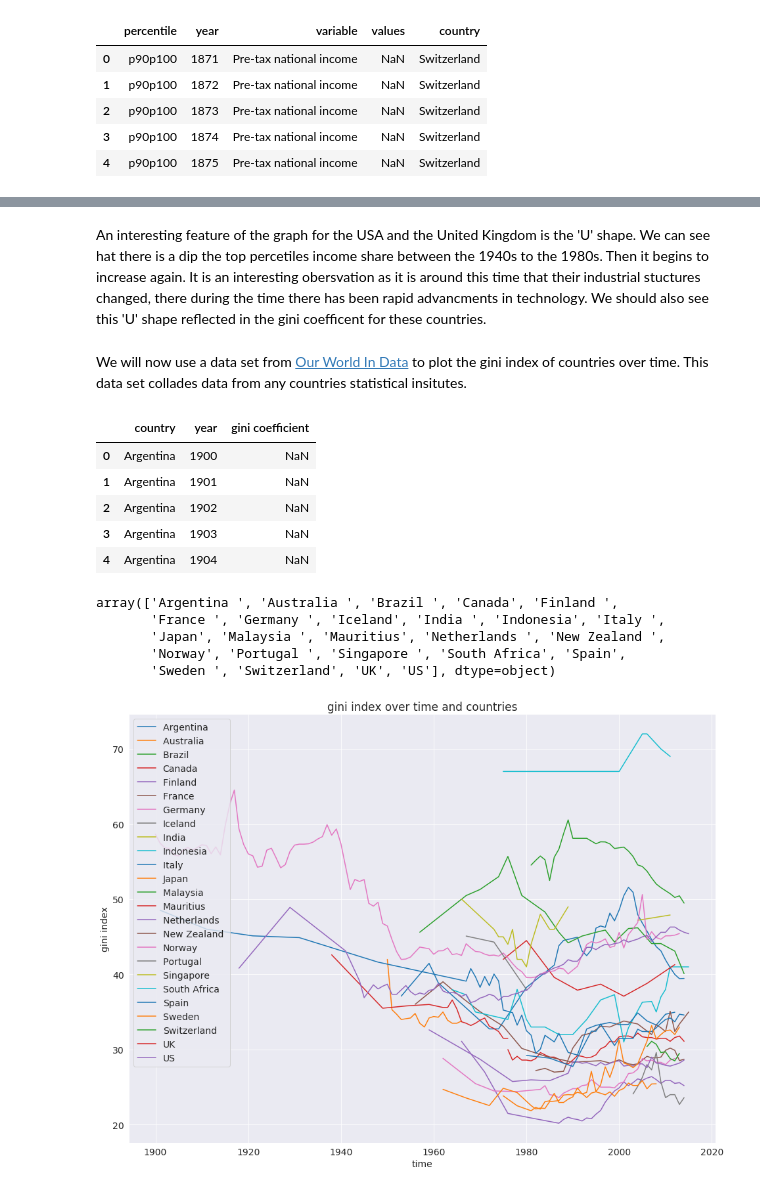
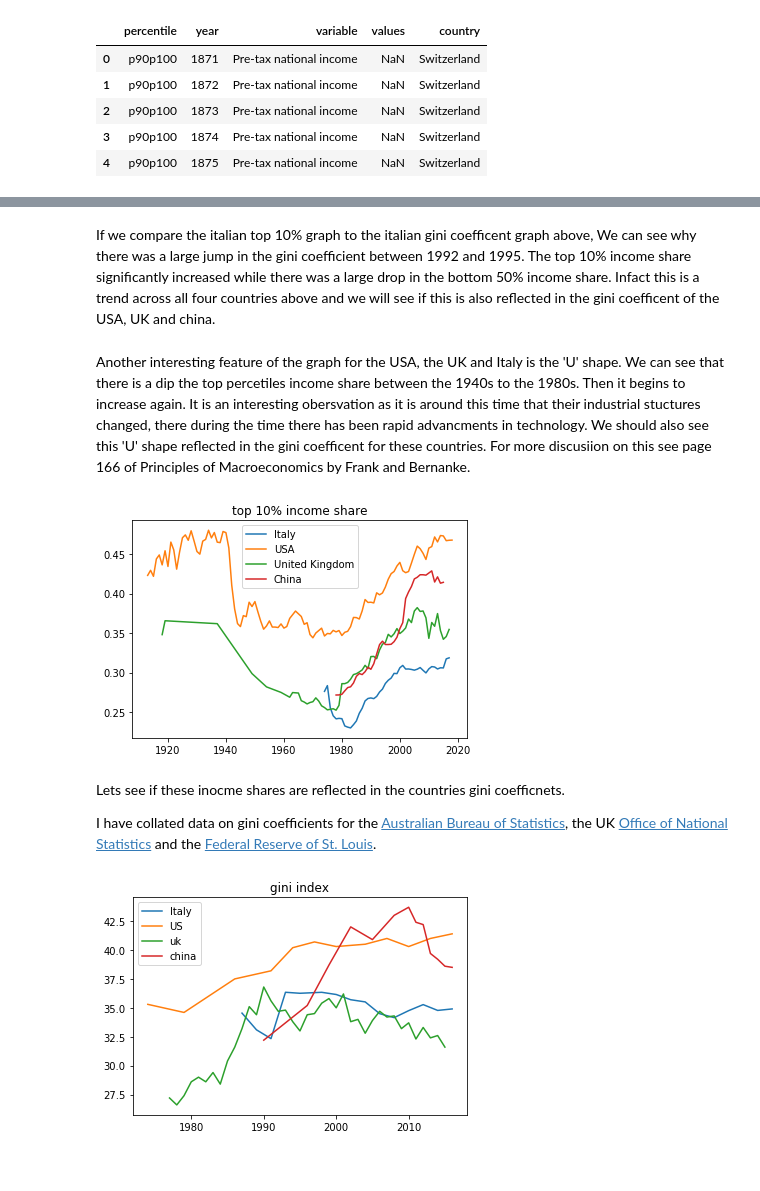
Before and after one commit to Harveyt47/inequality, a Jupyter notebook: income_inequality_lecture.ipynb, the cells around one changed output, grey strips where cells are left out. Saved outputs shown, nothing was run; the diff lists cells and outputs as text; code cells hidden in the pictures.

```diff
--- a/income_inequality_lecture.ipynb
+++ b/income_inequality_lecture.ipynb
@@ -69,7 +65,7 @@ Then we will take a deep dive into the aggregated data across all different coun
 # %% [markdown]
 First we will import the data into a `pandas` dataframe.
 # %%
-italy_path = r'italian_data/rfam.dta'
+italy_path = r'./inequality_data/boi/rfam.dta'
 italy_data = pd.read_stata(italy_path)
 # %%
 # Display 6 columns for viewing purposes
@@ -181,7 +186,7 @@ We can clearly see the value in microdata as it allows us to gain a great unders
 # %% [markdown]
 We will first look at a data set from [World Inequality Database](https://wid.world/) to plot the difference in income share between the top 10% and the bottom 50% of the population.
 # %%
-wid = pd.read_csv(r'~/Documents/Quantecon/inequality/inequality_data/wid/WID_income_clean.csv')
+wid = pd.read_csv(r'./inequality_data/wid/WID_income_clean.csv')
 wid.head()
 # %% [output]
 |  | percentile | year | variable | values | country |
@@ -215,15 +220,13 @@ array(['Switzerland', 'Uruguay', 'Syrian Arab Republic', 'Guinea',
        'Equatorial Guinea', 'Senegal', 'Madagascar', 'DR Congo', 'Poland',
        'Estonia'], dtype=object)
 # %%
-countries = ['USA', 'China', 'United Kingdom', 'Brazil']
+countries = ['USA', 'China', 'United Kingdom', 'Italy']
 
 fig, axes = plt.subplots(2, 2, figsize=(16,8))
 for i, ax in zip(range(len(countries)), axes.flat):
     country = countries[i]
-    d1 = wid[((wid.country == country) & (wid.percentile == top1))].dropna()
     d2 = wid[((wid.country == country) & (wid.percentile == top10))].dropna()
     d4 = wid[((wid.country == country) & (wid.percentile == btm50))].dropna()
-    ax.plot(d1.year, d1['values'], label='Top 1% Income Share', linewidth=3)
     ax.plot(d2.year, d2['values'], label='Top 10% Income Share', linewidth=3)
     ax.plot(d4.year, d4['values'], label='Bottom 50% Income Share', linewidth=3)
     ax.set_title(country)
@@ -233,38 +236,37 @@ for i, ax in zip(range(len(countries)), axes.flat):
+# %% [markdown]
+If we compare the italian top 10% graph to the italian gini coefficent graph above, We can see why there was a large jump in the gini coefficient between 1992 and 1995. The top 10% income share significantly increased while there was a large drop in the bottom 50% income share. Infact this is a trend across all four countries above and we will see if this is also reflected in the gini coefficent of the USA, UK and china.
 # %% [markdown]
-An interesting feature of the graph for the USA and the United Kingdom is the 'U' shape. We can see hat there is a dip the top percetiles income share between the 1940s to the 1980s. Then it begins to increase again. It is an interesting obersvation as it is around this time that their industrial stuctures changed, there during the time there has been rapid advancments in technology. We should also see this 'U' shape reflected in the gini coefficent for these countries.
+Another interesting feature of the graph for the USA, the UK and Italy is the 'U' shape. We can see that there is a dip the top percetiles income share between the 1940s to the 1980s. Then it begins to increase again. It is an interesting obersvation as it is around this time that their industrial stuctures changed, there during the time there has been rapid advancments in technology. We should also see this 'U' shape reflected in the gini coefficent for these countries. For more discusiion on this see page 166 of Principles of Macroeconomics by Frank and Bernanke.
-# %% [markdown]
-We will now use a data set from  [Our World In Data](https://ourworldindata.org/income-inequality) to plot the gini index of countries over time. This data set collades data from any countries statistical insitutes.
-# %%
-owd = pd.read_csv(r'~/Documents/Quantecon/inequality/inequality_data/OWD_clean.csv')
-owd.head()
-# %% [output]
-|  | country | year | gini coefficient |
-| 0 | Argentina | 1900 | NaN |
-| 1 | Argentina | 1901 | NaN |
-| 2 | Argentina | 1902 | NaN |
-| 3 | Argentina | 1903 | NaN |
-| 4 | Argentina | 1904 | NaN |
-# %%
-countries = owd.country.unique()
-countries
-# %% [output]
-array(['Argentina ', 'Australia ', 'Brazil ', 'Canada', 'Finland ',
-       'France ', 'Germany ', 'Iceland', 'India ', 'Indonesia', 'Italy ',
-       'Japan', 'Malaysia ', 'Mauritius', 'Netherlands ', 'New Zealand ',
-       'Norway', 'Portugal ', 'Singapore ', 'South Africa', 'Spain',
-       'Sweden ', 'Switzerland', 'UK', 'US'], dtype=object)
+# %%
+world_top10 = wid[wid['percentile'] == top10].dropna()
+countries = ['Italy','USA', 'United Kingdom','China' ]
+fig,ax = plt.subplots()
+
+for country in countries:
+    country_top10 = world_top10[world_top10['country'] == country]
+    ax.plot(country_top10.year, country_top10['values'], label=f'{country}')
+    ax.legend()
+plt.title('top 10% income share')
+plt.show()
+# %% [output]
+[figure, added]
+# %% [markdown]
+Lets see if these inocme shares are reflected in the countries gini coefficnets.
+
+I have collated data on gini coefficients for the [Australian Bureau of Statistics](https://www.abs.gov.au/ausstats/abs@.nsf/Lookup/by%20Subject/6523.0~2017-18~Main%20Features~Distribution%20of%20Household%20Income%20and%20Wealth~6), the UK [Office of National Statistics](https://www.ons.gov.uk/peoplepopulationandcommunity/personalandhouseholdfinances/incomeandwealth/bulletins/householdincomeinequalityfinancial/financialyearending2019provisional) and the [Federal Reserve of St. Louis](https://fred.stlouisfed.org/series/SIPOVGINICHN).
 # %%
-fig, ax = plt.subplots(figsize=(16,12))
+my_gini = pd.read_excel('./inequality_data/gini_coefficents.xlsx')
+countries = ['US', 'uk', 'china']
+fig,ax = plt.subplots()
 
+ax.plot(years_italy, 100*np.array(gini_italy), label='Italy')
 for country in countries:
-    d1 = owd[(owd.country == country)].dropna()
-    gini = d1['gini coefficient']
-    ax.plot(d1.year, gini, label = country)#need to change colours
+    gini = my_gini[['year',country]].dropna()
+
+    ax.plot(gini['year'], gini[country], label=country)
 
 ax.legend()
-plt.title('gini index over time and countries')
-ax.set_xlabel('time')
-ax.set_ylabel('gini index')
+plt.title('gini index')
 plt.show()
 # %% [output]
-[figure, old version]
+[figure, new version]
```
Also changed, not shown: parts of 17 cells of this notebook.
